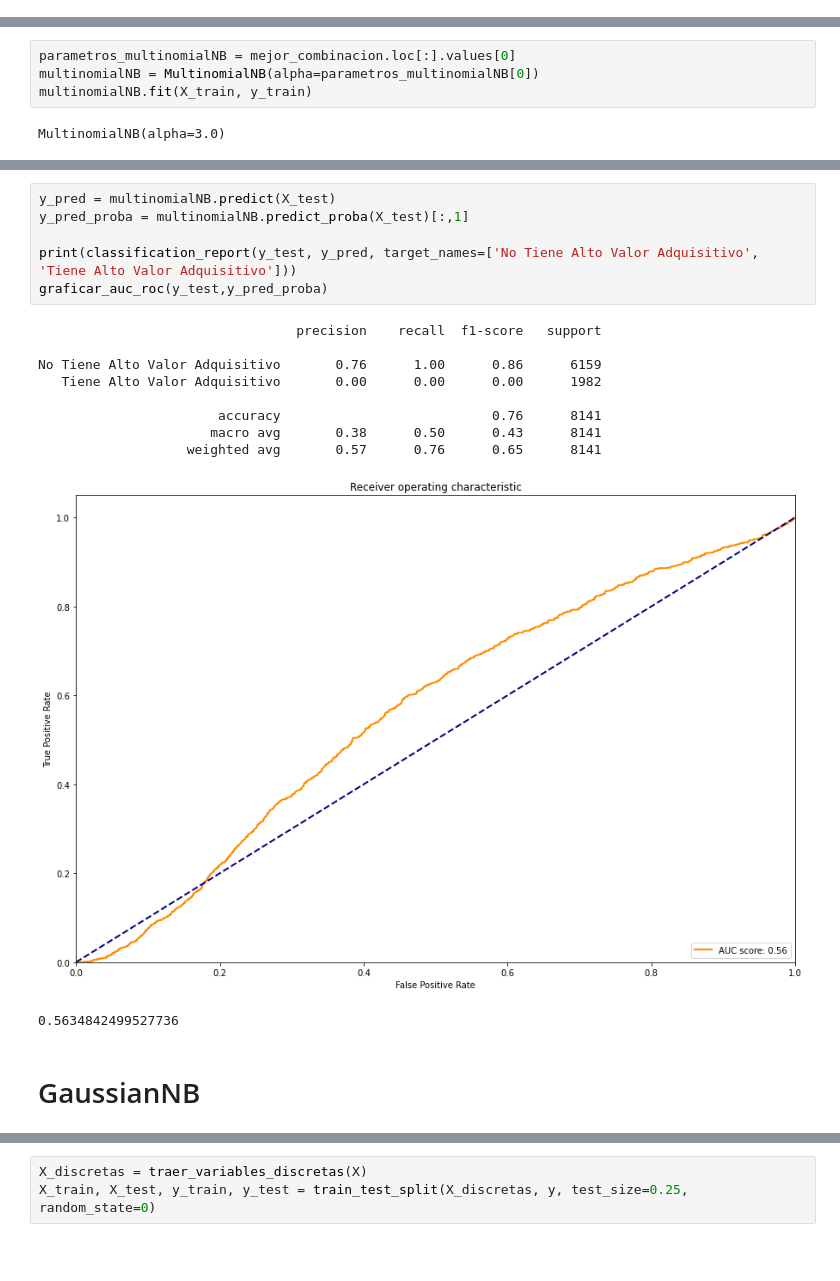
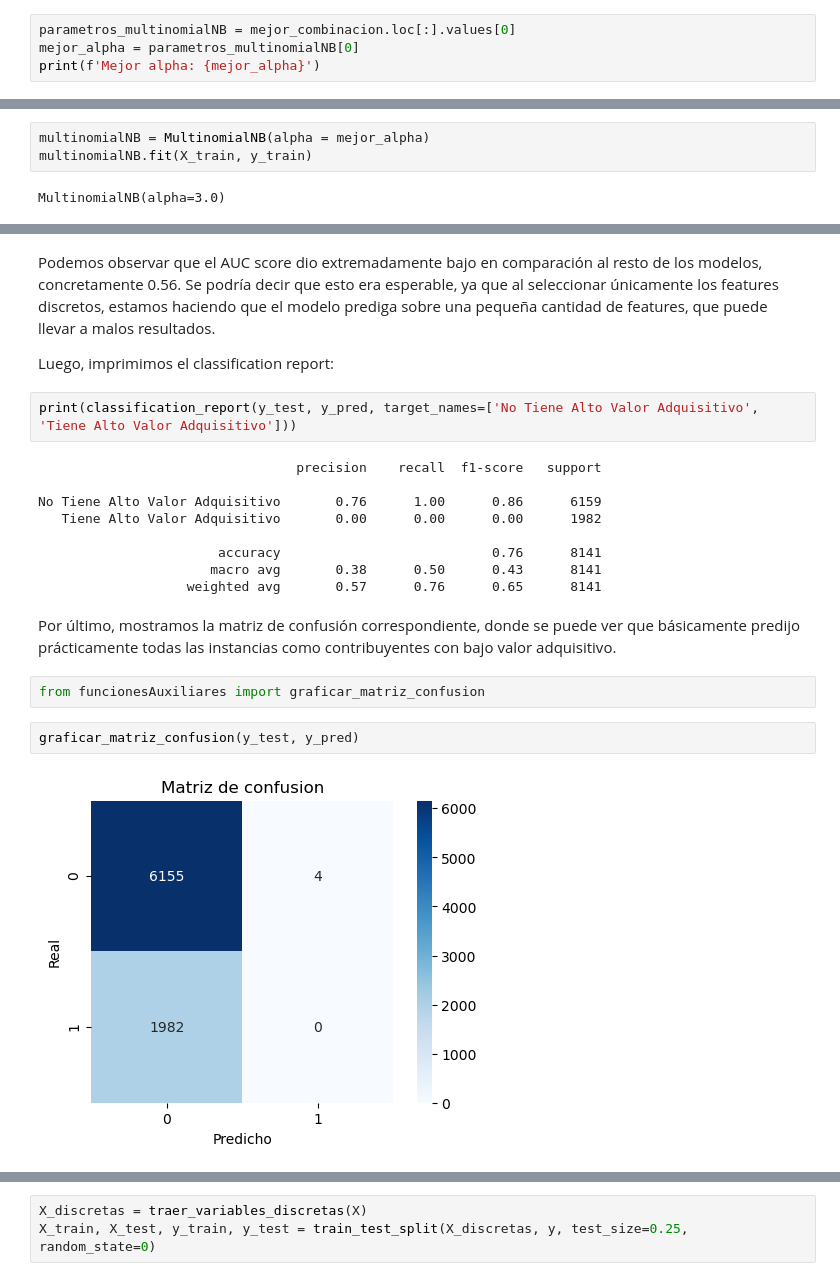
Before and after one commit to MateoCraviotto/Organizacion-de-datos-fiuba-1, a Jupyter notebook: TP2/NaiveBayes.ipynb, the cells around one changed output, grey strips where cells are left out. Drawn from its saved outputs; the diff is of its cells as text; blank space fills up the shorter version.

```diff
--- a/TP2/NaiveBayes.ipynb
+++ b/TP2/NaiveBayes.ipynb
@@ -201,0 +293,4 @@ Promedio de la combinación: 0.5595386094086365
+# %%
+parametros_multinomialNB = mejor_combinacion.loc[:].values[0]
+mejor_alpha = parametros_multinomialNB[0]
+print(f'Mejor alpha: {mejor_alpha}')
@@ -202,6 +301,5 @@ Promedio de la combinación: 0.5595386094086365
 # %%
-parametros_multinomialNB = mejor_combinacion.loc[:].values[0]
-multinomialNB = MultinomialNB(alpha=parametros_multinomialNB[0])
+multinomialNB = MultinomialNB(alpha = mejor_alpha)
 multinomialNB.fit(X_train, y_train)
 # %% [output]
 MultinomialNB(alpha=3.0)
@@ -208,9 +315,9 @@ MultinomialNB(alpha=3.0)
+# %% [markdown]
+Podemos observar que el AUC score dio extremadamente bajo en comparación al resto de los modelos, concretamente 0.56. Se podría decir que esto era esperable, ya que al seleccionar únicamente los features discretos, estamos haciendo que el modelo prediga sobre una pequeña cantidad de features, que puede llevar a malos resultados.
+
+Luego, imprimimos el classification report:
 # %%
-y_pred = multinomialNB.predict(X_test)
-y_pred_proba = multinomialNB.predict_proba(X_test)[:,1]
-
 print(classification_report(y_test, y_pred, target_names=['No Tiene Alto Valor Adquisitivo', 'Tiene Alto Valor Adquisitivo']))
-graficar_auc_roc(y_test,y_pred_proba)
 # %% [output]
                                  precision    recall  f1-score   support
 
@@ -220,7 +327,11 @@ No Tiene Alto Valor Adquisitivo       0.76      1.00      0.86      6159
                        accuracy                           0.76      8141
                       macro avg       0.38      0.50      0.43      8141
                    weighted avg       0.57      0.76      0.65      8141
-[figure, removed]
-0.5634842499527736
-# %% [markdown]
-# GaussianNB
+# %% [markdown]
+Por último, mostramos la matriz de confusión correspondiente, donde se puede ver que básicamente predijo prácticamente todas las instancias como contribuyentes con bajo valor adquisitivo.
+# %%
+from funcionesAuxiliares import graficar_matriz_confusion
+# %%
+graficar_matriz_confusion(y_test, y_pred)
+# %% [output]
+[figure, added]
```
Also changed, not shown: parts of 193 cells of this notebook, 1 other file.
